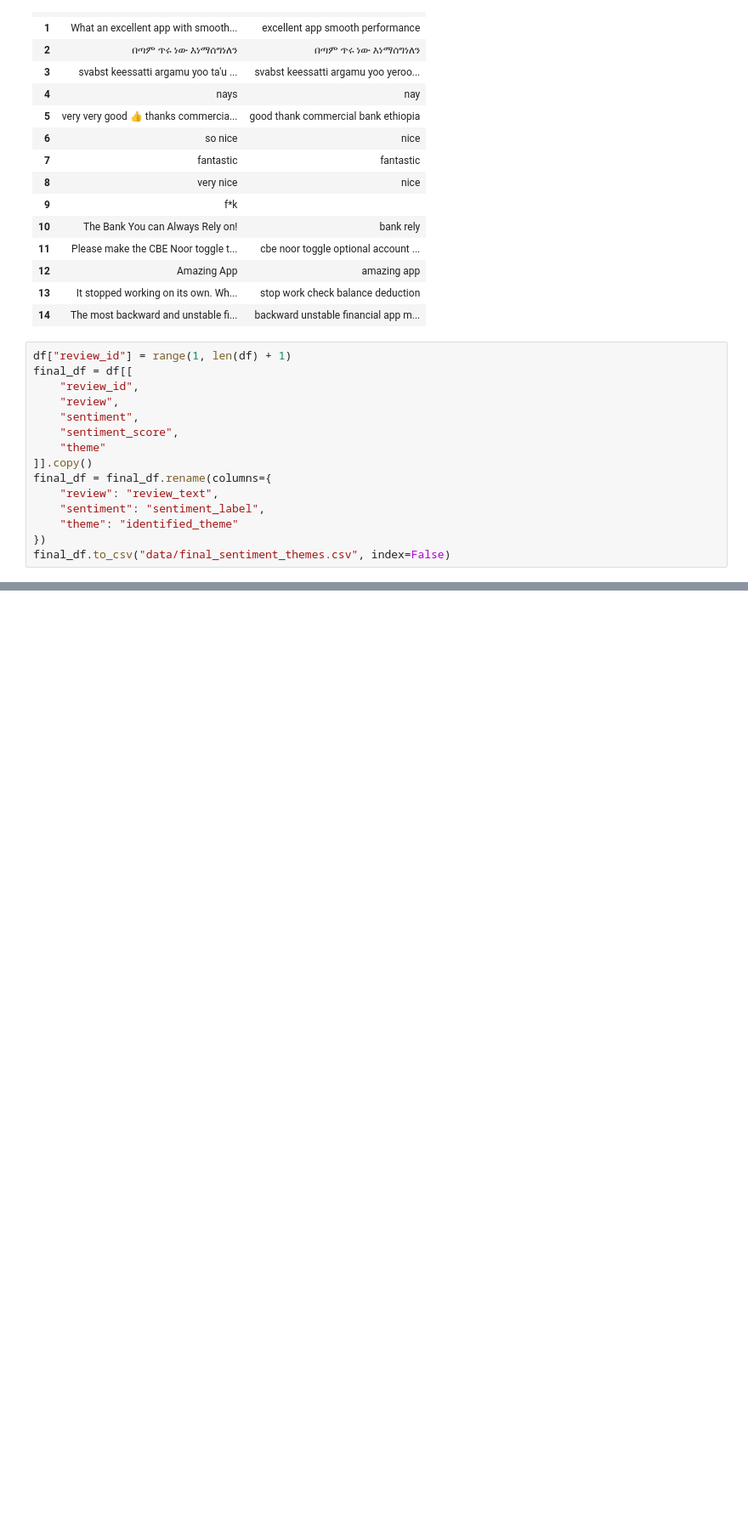
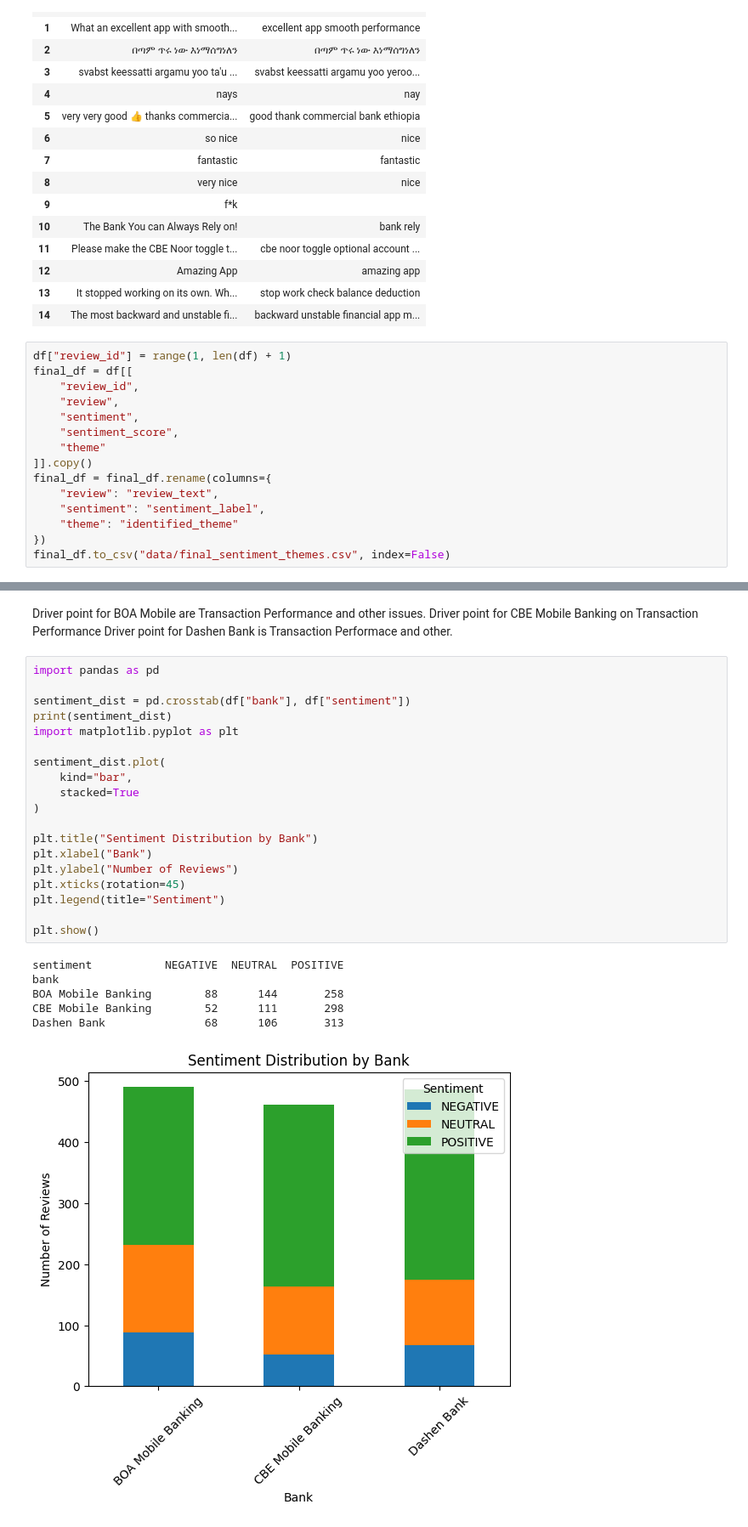
Before and after one commit to Richo-Worku/fintech-review-analytics, a Jupyter notebook: scraping.ipynb, the cells around one changed output, grey strips where cells are left out. Shown at 85% size. Drawn from its saved outputs; the diff is of its cells as text; blank space fills up the shorter version.

```diff
--- a/scraping.ipynb
+++ b/scraping.ipynb
@@ -489,0 +606,30 @@ final_df.to_csv("data/final_sentiment_themes.csv", index=False)
+# %% [markdown]
+Driver point for BOA Mobile are  Transaction Performance and other issues.
+Driver point  for CBE Mobile Banking on Transaction Performance
+Driver point  for Dashen Bank is  Transaction Performace and other.
+# %%
+import pandas as pd
+
+sentiment_dist = pd.crosstab(df["bank"], df["sentiment"])
+print(sentiment_dist)
+import matplotlib.pyplot as plt
+
+sentiment_dist.plot(
+    kind="bar",
+    stacked=True
+)
+
+plt.title("Sentiment Distribution by Bank")
+plt.xlabel("Bank")
+plt.ylabel("Number of Reviews")
+plt.xticks(rotation=45)
+plt.legend(title="Sentiment")
+
+plt.show()
+# %% [output]
+sentiment           NEGATIVE  NEUTRAL  POSITIVE
+bank
+BOA Mobile Banking        88      144       258
+CBE Mobile Banking        52      111       298
+Dashen Bank               68      106       313
+[figure, added]
```
Also changed, not shown: parts of 9 cells of this notebook.
